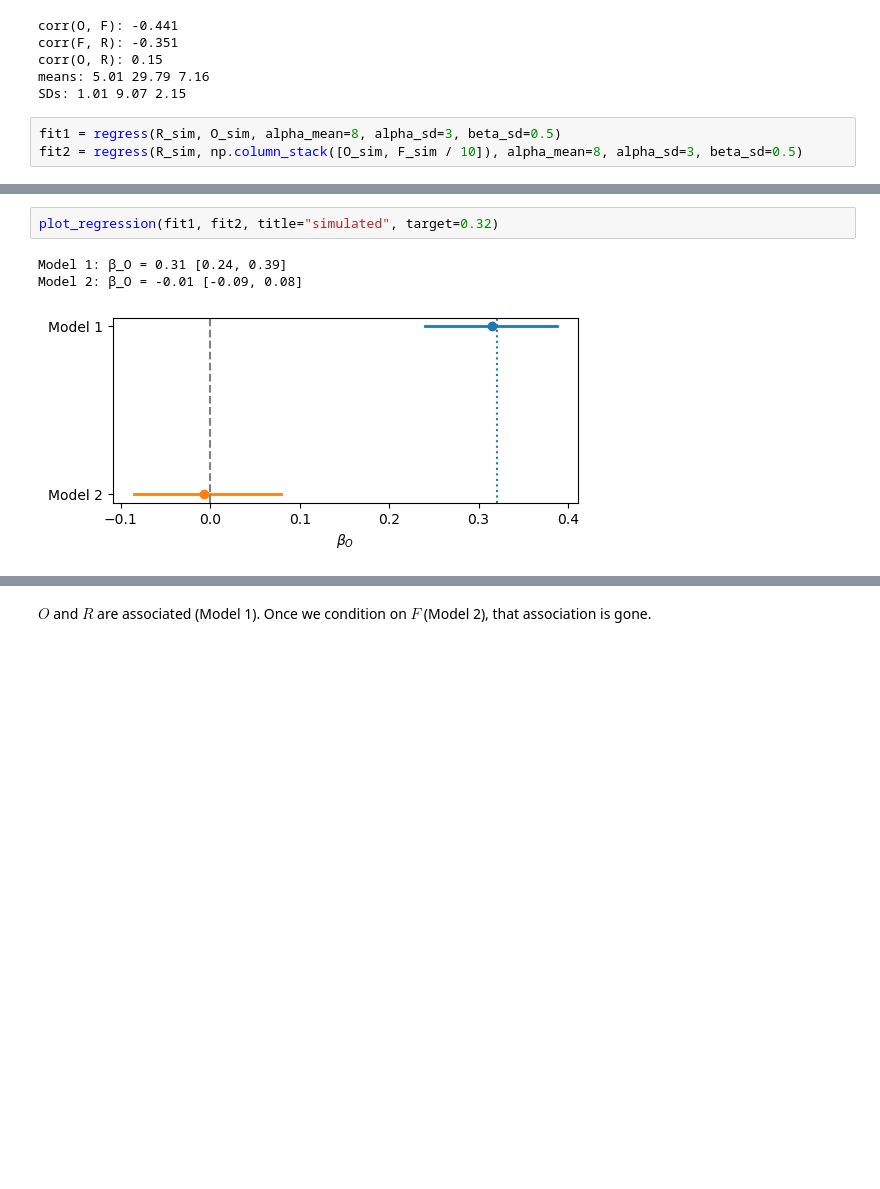
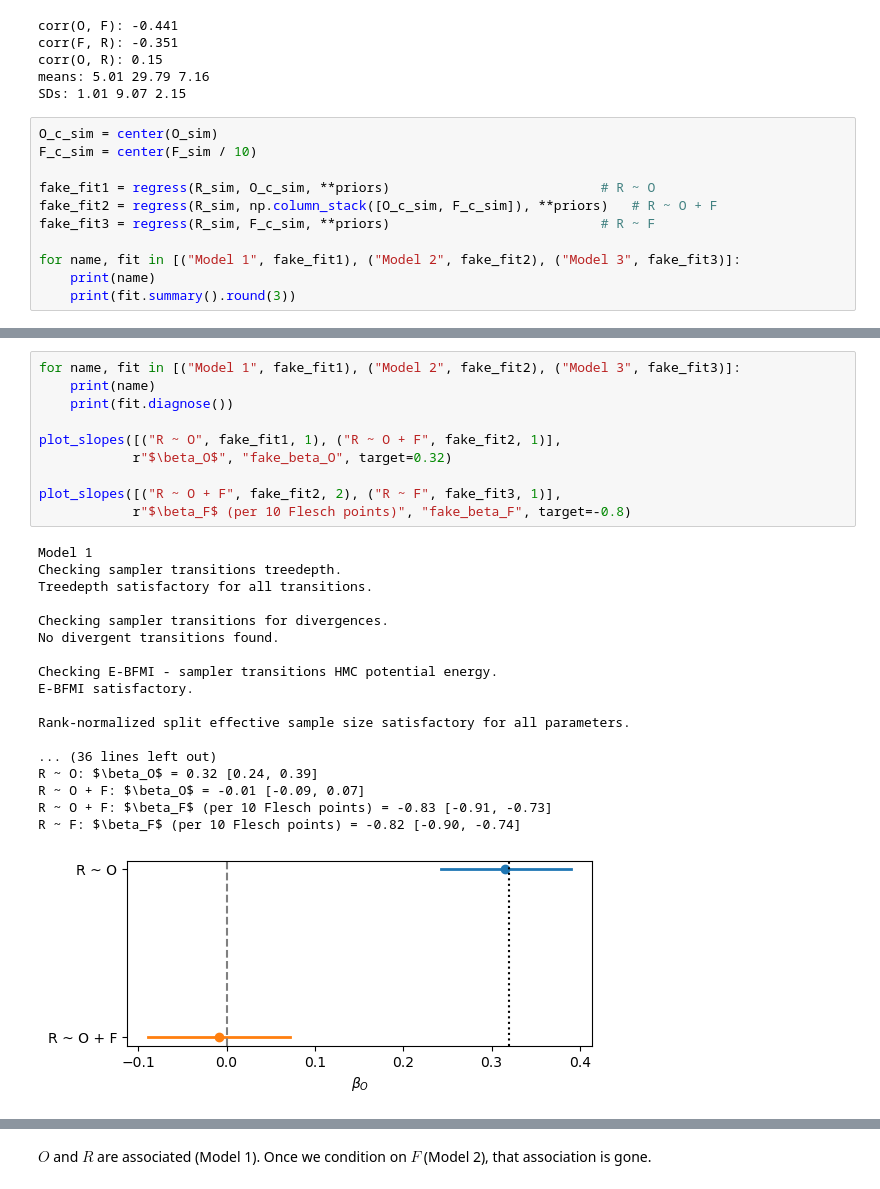
Before and after one commit to marobinette/bayesian_statistics, a Jupyter notebook: portfolio/3/portfolio.ipynb, the cells around one changed output, grey strips where cells are left out. Cells and saved outputs as stored; diff of their text form; blank space fills up the shorter version.

Commit message:
real regression

```diff
--- a/portfolio/3/portfolio.ipynb
+++ b/portfolio/3/portfolio.ipynb
@@ -218,6 +250,14 @@ corr(O, R): 0.15
 means: 5.01 29.79 7.16
 SDs: 1.01 9.07 2.15
 # %%
-fit1 = regress(R_sim, O_sim, alpha_mean=8, alpha_sd=3, beta_sd=0.5)
-fit2 = regress(R_sim, np.column_stack([O_sim, F_sim / 10]), alpha_mean=8, alpha_sd=3, beta_sd=0.5)
+O_c_sim = center(O_sim)
+F_c_sim = center(F_sim / 10)
+
+fake_fit1 = regress(R_sim, O_c_sim, **priors)                           # R ~ O
+fake_fit2 = regress(R_sim, np.column_stack([O_c_sim, F_c_sim]), **priors)   # R ~ O + F
+fake_fit3 = regress(R_sim, F_c_sim, **priors)                           # R ~ F
+
+for name, fit in [("Model 1", fake_fit1), ("Model 2", fake_fit2), ("Model 3", fake_fit3)]:
+    print(name)
+    print(fit.summary().round(3))
 # %% [output]
@@ -234,6 +296,29 @@ fit2 = regress(R_sim, np.column_stack([O_sim, F_sim / 10]), alpha_mean=8, alpha_
 # %%
-plot_regression(fit1, fit2, title="simulated", target=0.32)
+for name, fit in [("Model 1", fake_fit1), ("Model 2", fake_fit2), ("Model 3", fake_fit3)]:
+    print(name)
+    print(fit.diagnose())
+
+plot_slopes([("R ~ O", fake_fit1, 1), ("R ~ O + F", fake_fit2, 1)],
+            r"$\beta_O$", "fake_beta_O", target=0.32)
+
+plot_slopes([("R ~ O + F", fake_fit2, 2), ("R ~ F", fake_fit3, 1)],
+            r"$\beta_F$ (per 10 Flesch points)", "fake_beta_F", target=-0.8)
 # %% [output]
-Model 1: β_O = 0.31 [0.24, 0.39]
-Model 2: β_O = -0.01 [-0.09, 0.08]
+Model 1
+Checking sampler transitions treedepth.
+Treedepth satisfactory for all transitions.
+
+Checking sampler transitions for divergences.
+No divergent transitions found.
+
+Checking E-BFMI - sampler transitions HMC potential energy.
+E-BFMI satisfactory.
+
+Rank-normalized split effective sample size satisfactory for all parameters.
+
+... (36 lines left out)
+R ~ O: $\beta_O$ = 0.32 [0.24, 0.39]
+R ~ O + F: $\beta_O$ = -0.01 [-0.09, 0.07]
+R ~ O + F: $\beta_F$ (per 10 Flesch points) = -0.83 [-0.91, -0.73]
+R ~ F: $\beta_F$ (per 10 Flesch points) = -0.82 [-0.90, -0.74]
-[figure, old version]
+[figure, new version]
```
Also changed, not shown: parts of 9 cells of this notebook, 4 other files.
